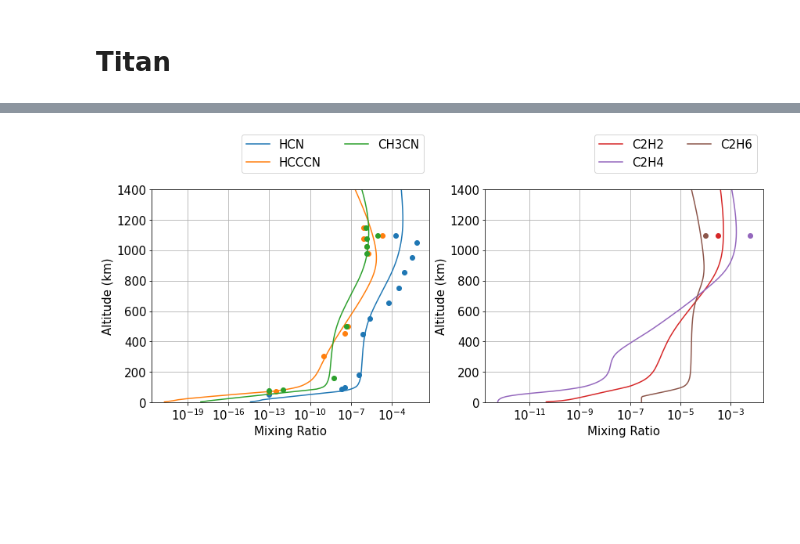
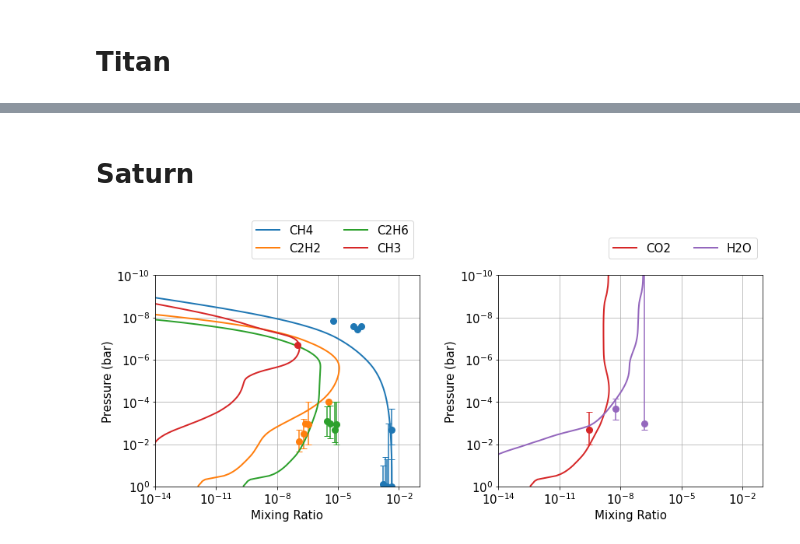
Before and after one commit to Nicholaswogan/photochem, a Jupyter notebook: examples/comparison2observations.ipynb, the cells around one changed output, grey strips where cells are left out. Drawn from its saved outputs; the diff is of its cells as text; code cells hidden in the pictures; blank space fills up the shorter version.

Commit message:
added Saturn. Adjusted atom conservation so it includes H2O condensation

```diff
--- a/examples/comparison2observations.ipynb
+++ b/examples/comparison2observations.ipynb
@@ -121,7 +123,7 @@ plt.show()
 # %% [markdown]
 # Titan
 # %%
-fil = open("planetary-atmosphere-observations/titan.yaml",'r')
+fil = open("planetary_atmosphere_observations/titan.yaml",'r')
 titan = yaml.load(fil)
 fil.close()
 # %%
@@ -134,46 +198,63 @@ success = pc.photochemical_equilibrium()
+# %% [markdown]
+# Saturn
+# %%
+fil = open("planetary_atmosphere_observations/saturn.yaml",'r')
+saturn = yaml.load(fil)
+fil.close()
+# %%
+pc = Atmosphere(zahnle_earth,\
+                "../templates/Saturn/settings_Saturn.yaml",\
+                "../templates/ModernEarth/Sun_now.txt",\
+                "../templates/Saturn/atmosphere_Saturn.txt")
+# %%
+pc.initialize_stepper(pc.wrk.usol)
+tn = 0
+while tn<1e17:
+    tn = pc.step()
+pc.destroy_stepper()
 # %%
 plt.rcParams.update({'font.size': 15})
 fig,[ax,ax1] = plt.subplots(1,2,figsize=[14,5])
 fig.patch.set_facecolor("w")
 
 sol = pc.mole_fraction_dict()
 
-species = ['HCN','HCCCN','CH3CN']
+species = ['CH4','C2H2','C2H6','CH3']
+markers = ['o','s','d','^']
+citations = []
 for i,sp in enumerate(species):
-    ax.plot(sol[sp],sol['alt'],label=sp)
-    mix = []
-    alt = []
-    for entry in titan[sp]:
-        for en in entry['data']:
-            mix.append(en['mix'])
-            alt.append(en['alt'])
-    ax.plot(mix,alt,'C'+str(i)+'o',lw=2)
+    ax.plot(sol[sp],pc.wrk.pressure/1e6,label=sp,lw=2)
+    en = retrieve_species(sp,saturn)[0]
+    ax.errorbar(en['mix'],en['P'],xerr = en['mix-err'],yerr = en['P-err'],\
+                    c='C'+str(i),marker='o',ls='',capsize=4,ms=8)
 
 ax.grid()
-ax.set_ylim(0,1400)
+ax.set_yscale('log')
+ax.set_ylim(1,1e-10)
+ax.set_xlim(1e-14,1e-1)
 ax.set_xscale('log')
 ax.legend(ncol=2,bbox_to_anchor=(1,1.05),loc='lower right')
 ax.set_xlabel('Mixing Ratio')
-ax.set_ylabel('Altitude (km)')
+ax.set_ylabel('Pressure (bar)')
 
-species = ['C2H2','C2H4','C2H6']
+species = ['CO2','H2O']
 for i,sp in enumerate(species):
-    ax1.plot(sol[sp],sol['alt'],'C'+str(i+3),label=sp)
-    mix = []
-    alt = []
-    for entry in titan[sp]:
-        for en in entry['data']:
-            mix.append(en['mix'])
-            alt.append(en['alt'])
-    ax1.plot(mix,alt,'C'+str(i+3)+'o',lw=2)
+    ax1.plot(sol[sp],pc.wrk.pressure/1e6,'C'+str(i+3),label=sp,lw=2)
+    en = retrieve_species(sp,saturn)[0]
+    ax1.errorbar(en['mix'],en['P'],xerr = en['mix-err'],yerr = en['P-err'],\
+                    c='C'+str(i+3),marker='o',ls='',capsize=4,ms=8)
 
 ax1.grid()
-ax1.set_ylim(0,1400)
+ax1.set_yscale('log')
+ax1.set_ylim(1,1e-10)
+ax1.set_xlim(1e-14,1e-1)
 ax1.set_xscale('log')
 ax1.legend(ncol=2,bbox_to_anchor=(1,1.05),loc='lower right')
 ax1.set_xlabel('Mixing Ratio')
-ax1.set_ylabel('Altitude (km)')
+ax1.set_ylabel('Pressure (bar)')
+
+plt.subplots_adjust(wspace=.3)
 
 plt.show()
 # %% [output]
-[figure, old version]
+[figure, new version]
```
Also changed, not shown: parts of 13 cells of this notebook, 8 other files.
